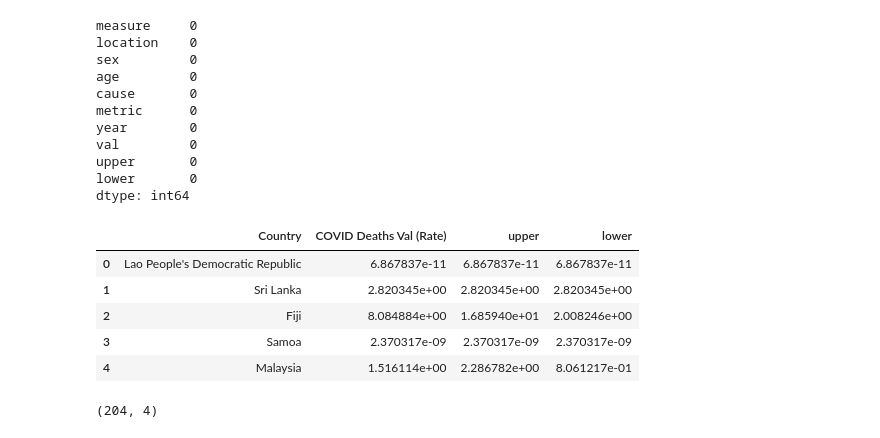
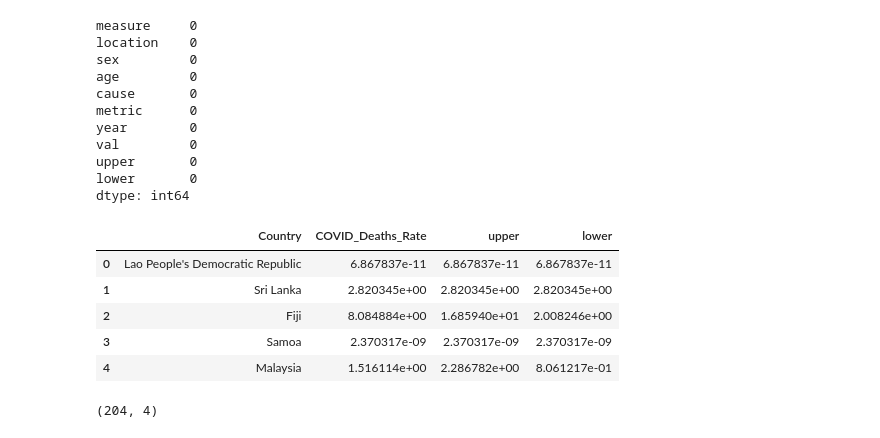
Before and after one commit to ibrahim-sisar/ET6-CDSP-group-09-repo, a Jupyter notebook: 2_data_preparation/covid_deaths_all_countries.ipynb, the cells around one changed output. Saved outputs shown, nothing was run; the diff lists cells and outputs as text; code cells hidden in the pictures.

```diff
--- a/2_data_preparation/covid_deaths_all_countries.ipynb
+++ b/2_data_preparation/covid_deaths_all_countries.ipynb
@@ -47,13 +47,13 @@ dtype: int64
 # %%
 covid_df = covid_df.drop(
     ["sex", "measure", "cause", "metric", "year", "age"], axis=1, errors="ignore"
 )
 covid_df = covid_df.rename(
-    columns={"val": "COVID Deaths Val (Rate)", "location": "Country"}
+    columns={"val": "COVID_Deaths_Rate", "location": "Country"}
 )
 covid_df.head()
 # %% [output]
-|  | Country | COVID Deaths Val (Rate) | upper | lower |
+|  | Country | COVID_Deaths_Rate | upper | lower |
 | 0 | Lao People's Democratic Republic | 6.867837e-11 | 6.867837e-11 | 6.867837e-11 |
 | 1 | Sri Lanka | 2.820345e+00 | 2.820345e+00 | 2.820345e+00 |
 | 2 | Fiji | 8.084884e+00 | 1.685940e+01 | 2.008246e+00 |
```
Also changed, not shown: parts of 23 cells of this notebook, 13 other files.
